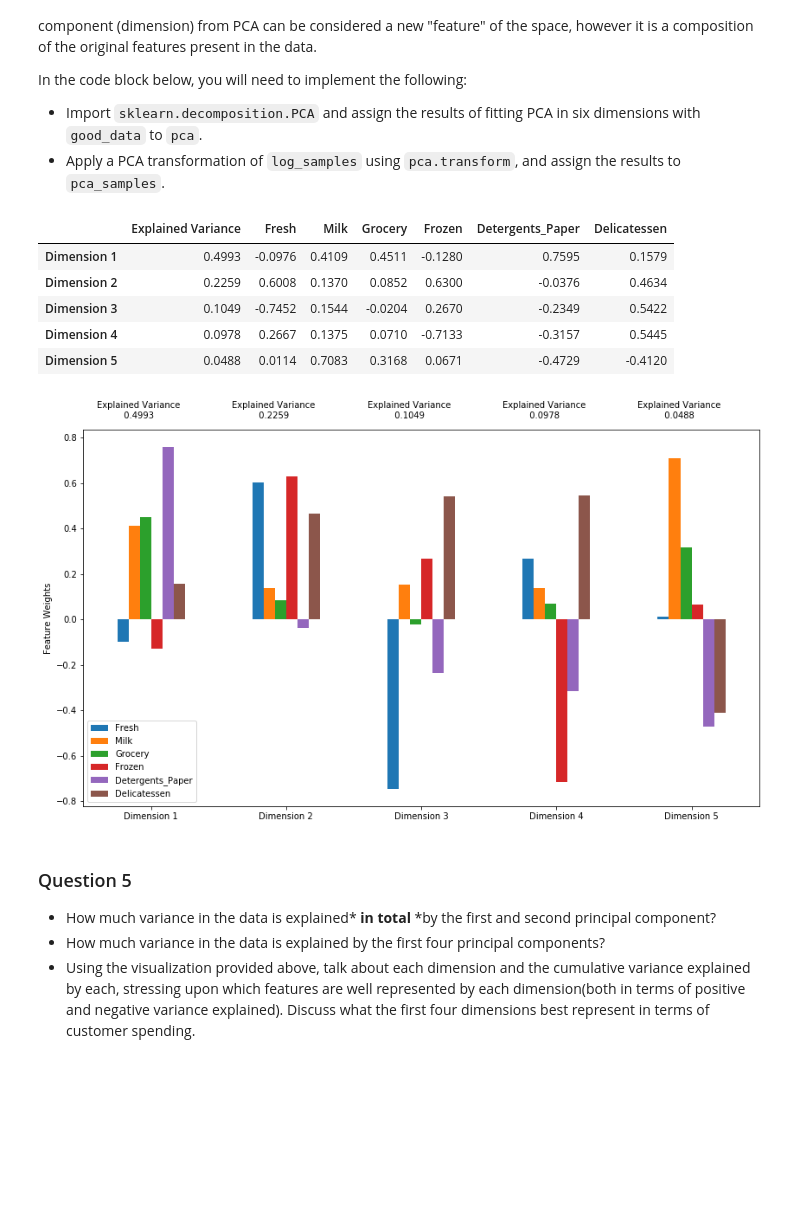
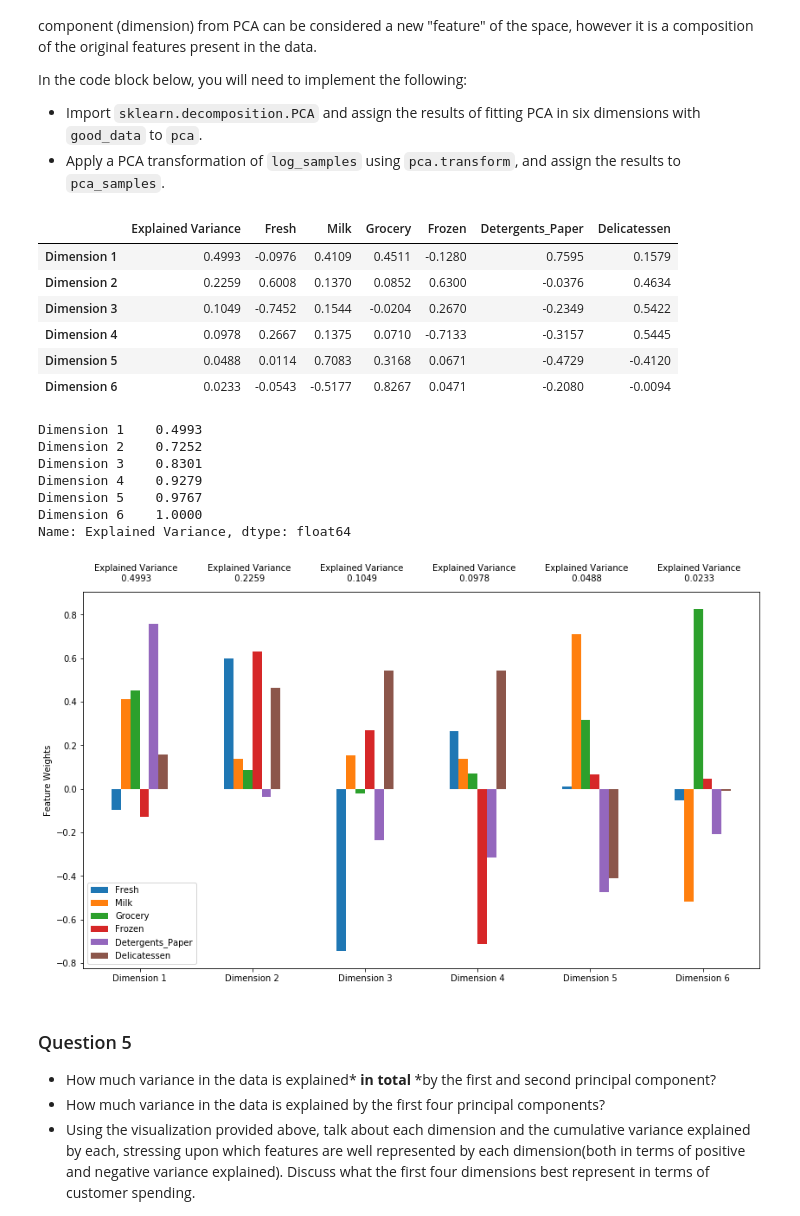
Before and after one commit to citrus09/machine-learning, a Jupyter notebook: projects/customer_segments/customer_segments.ipynb, the cells around one changed output. Drawn from its saved outputs; the diff is of its cells as text; code cells hidden in the pictures; blank space fills up the shorter version.

```diff
--- a/projects/customer_segments/customer_segments.ipynb
+++ b/projects/customer_segments/customer_segments.ipynb
@@ -370,25 +384,37 @@ In the code block below, you will need to implement the following:
 # %%
 from sklearn.decomposition import PCA
 
 # TODO: Apply PCA by fitting the good data with the same number of dimensions as features
-pca = PCA(n_components=5).fit(good_data)
+#R1
+pca = PCA(n_components=6).fit(good_data)
 # print(pca.explained_variance_ratio_)
 # print(pca.components_[1])
 
 # TODO: Transform log_samples using the PCA fit above
 pca_samples = pca.transform(log_samples)
 
 # Generate PCA results plot
 pca_results = vs.pca_results(good_data, pca)
 display(pca_results)
+
+#R1
+print (pca_results['Explained Variance'].cumsum())
 # %% [output]
 |  | Explained Variance | Fresh | Milk | Grocery | Frozen | Detergents_Paper | Delicatessen |
 | Dimension 1 | 0.4993 | -0.0976 | 0.4109 | 0.4511 | -0.1280 | 0.7595 | 0.1579 |
 | Dimension 2 | 0.2259 | 0.6008 | 0.1370 | 0.0852 | 0.6300 | -0.0376 | 0.4634 |
 | Dimension 3 | 0.1049 | -0.7452 | 0.1544 | -0.0204 | 0.2670 | -0.2349 | 0.5422 |
 | Dimension 4 | 0.0978 | 0.2667 | 0.1375 | 0.0710 | -0.7133 | -0.3157 | 0.5445 |
 | Dimension 5 | 0.0488 | 0.0114 | 0.7083 | 0.3168 | 0.0671 | -0.4729 | -0.4120 |
+| Dimension 6 | 0.0233 | -0.0543 | -0.5177 | 0.8267 | 0.0471 | -0.2080 | -0.0094 |
+Dimension 1    0.4993
+Dimension 2    0.7252
+Dimension 3    0.8301
+Dimension 4    0.9279
+Dimension 5    0.9767
+Dimension 6    1.0000
+Name: Explained Variance, dtype: float64
-[figure, old version]
+[figure, new version]
 # %% [markdown]
 ### Question 5
 
```
Also changed, not shown: parts of 14 cells of this notebook.
